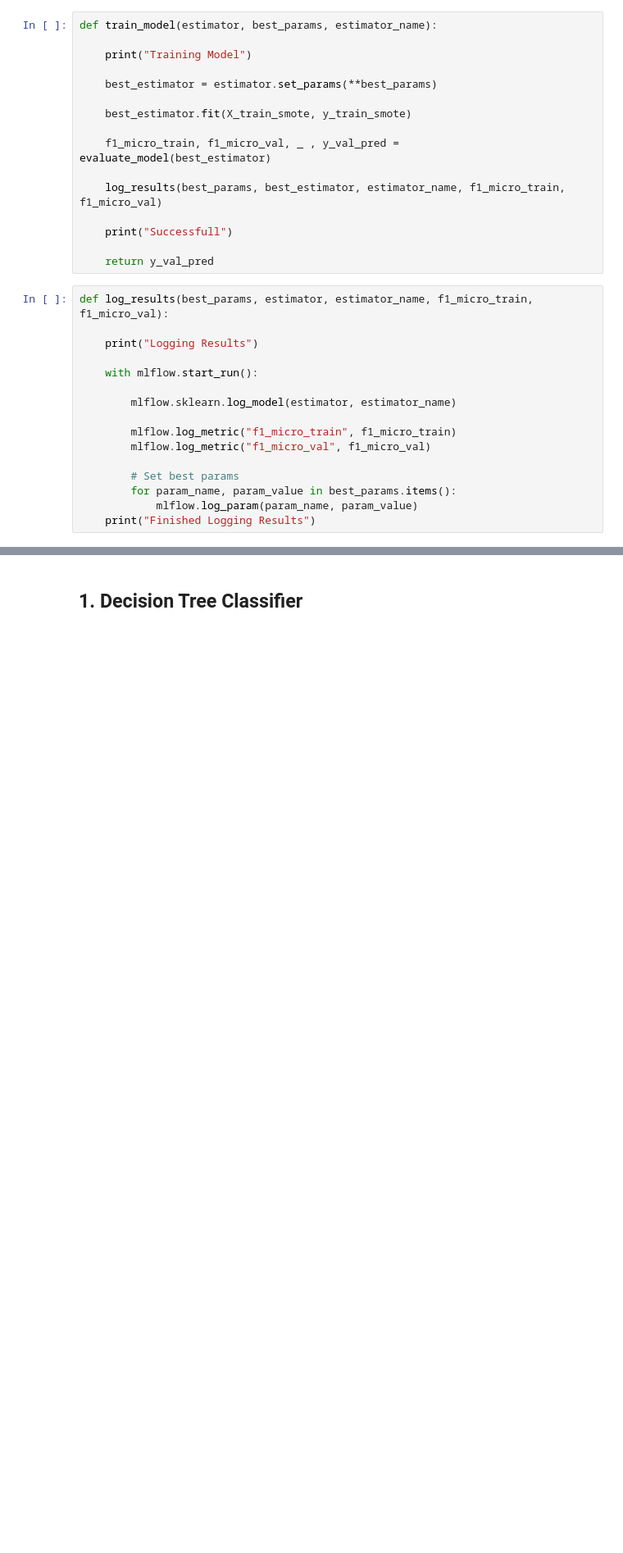
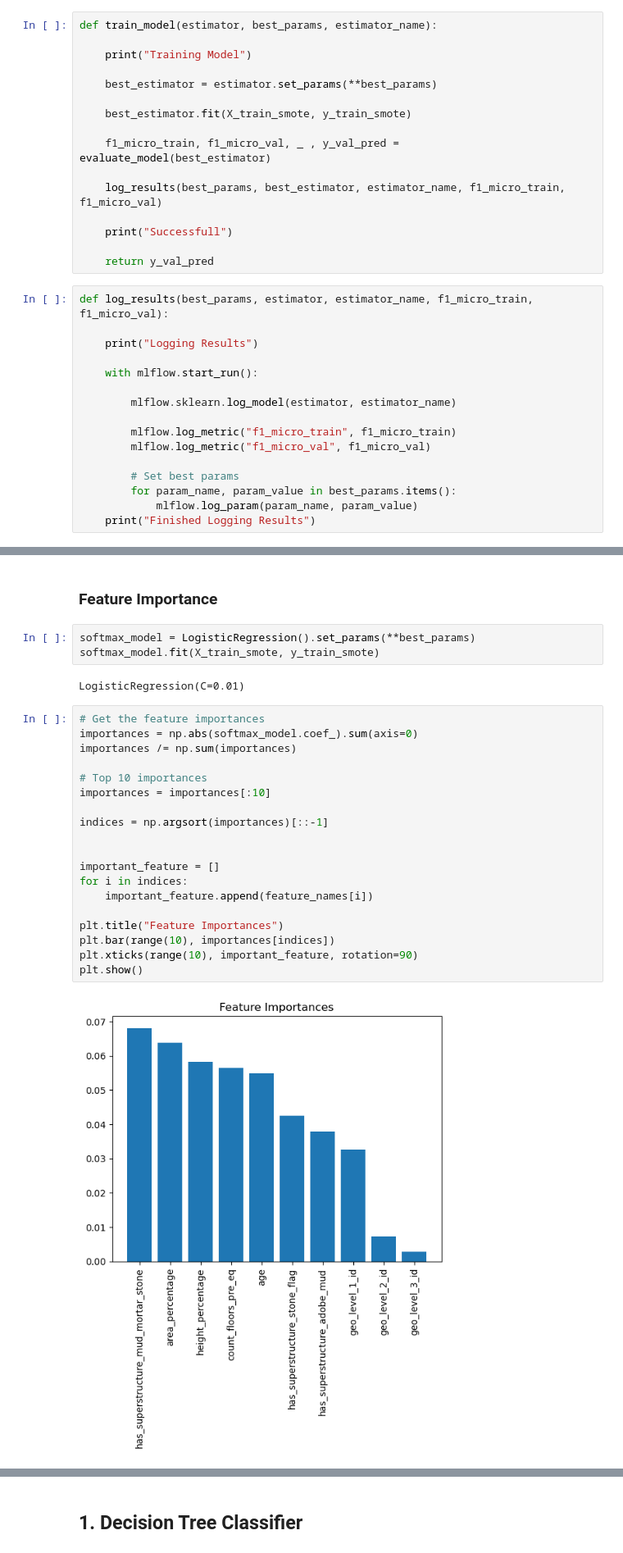
Before and after one commit to Bhandari008/house_damage_prediction, a Jupyter notebook: notebook/MODEL_TRAINING.ipynb, the cells around one changed output, grey strips where cells are left out. Shown at 82% size. Drawn from its saved outputs; the diff is of its cells as text; blank space fills up the shorter version.

```diff
--- a/notebook/MODEL_TRAINING.ipynb
+++ b/notebook/MODEL_TRAINING.ipynb
@@ -778,3 +747,31 @@ Feature Importances:
+# %% [markdown]
+### Feature Importance
+# %%
+softmax_model = LogisticRegression().set_params(**best_params)
+softmax_model.fit(X_train_smote, y_train_smote)
+# %% [output]
+LogisticRegression(C=0.01)
+# %%
+# Get the feature importances
+importances = np.abs(softmax_model.coef_).sum(axis=0)
+importances /= np.sum(importances)
+
+# Top 10 importances
+importances = importances[:10]
+
+indices = np.argsort(importances)[::-1]
+
+
+important_feature = []
+for i in indices:
+    important_feature.append(feature_names[i])
+
+plt.title("Feature Importances")
+plt.bar(range(10), importances[indices])
+plt.xticks(range(10), important_feature, rotation=90)
+plt.show()
+# %% [output]
+[figure, added]
 # %%
 run_mlflow_ui()
 # %% [output]
```
Also changed, not shown: parts of 11 cells of this notebook.
